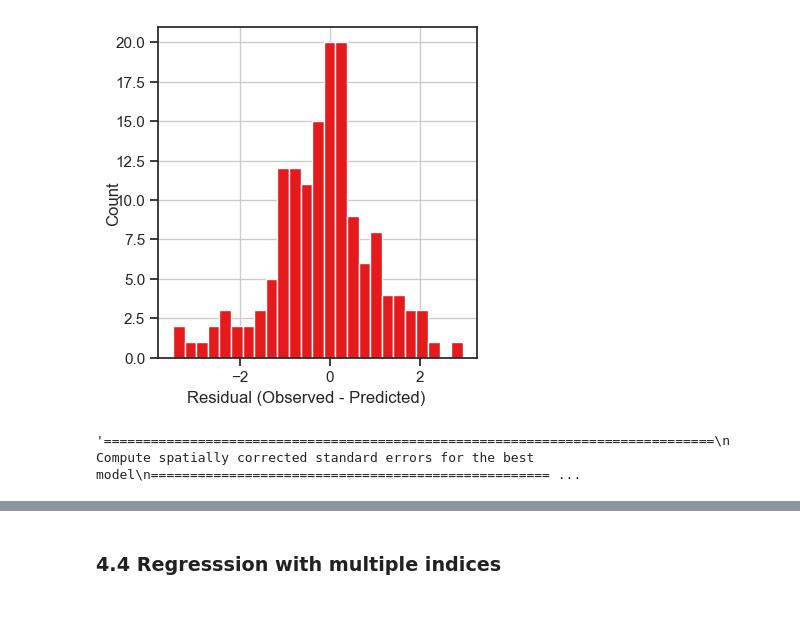
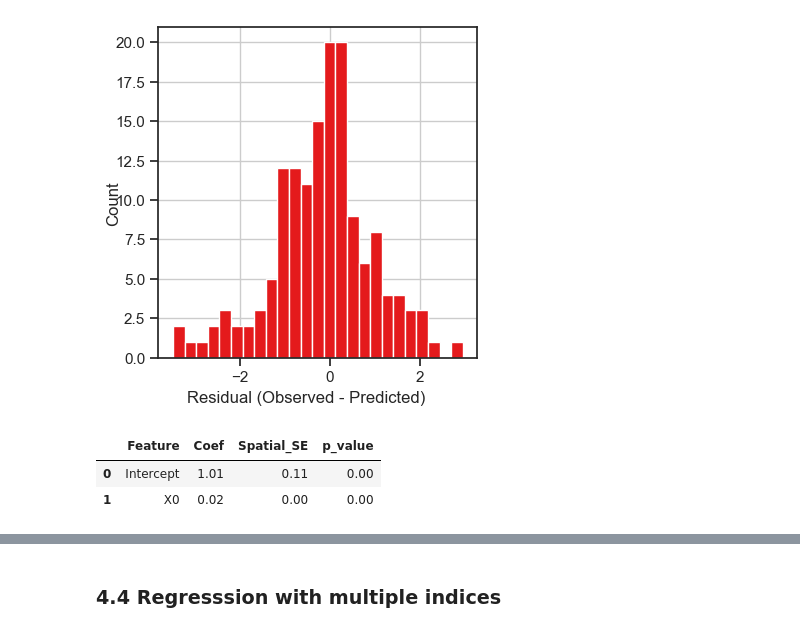
Before and after one commit to ear-team/haupert_acoustic_indices_2025, a Jupyter notebook: notebooks/03_indices_regression_linear_Groupkfold_by_habitat.ipynb, the cells around one changed output, grey strips where cells are left out. Drawn from its saved outputs; the diff is of its cells as text; code cells hidden in the pictures.

```diff
--- a/notebooks/03_indices_regression_linear_Groupkfold_by_habitat.ipynb
+++ b/notebooks/03_indices_regression_linear_Groupkfold_by_habitat.ipynb
@@ -935,8 +914,14 @@ Known dataset: Residual looks Gaussian (fail to reject H0)
 [figure]
 # %%
 """==============================================================================
-    Compute spatially corrected standard errors for the best model
+    OPTIONAL : Compute spatially corrected standard errors for the best model
     -------------------------------------------------------------
+
+    We compute spatially corrected standard errors using a sandwich estimator
+    following the approach described in:
+    Conley, T. G. (1999). GMM estimation with cross sectional dependence. Journal of Econometrics, 92(1), 1-45.
+    https://doi.org/10.1016/S0304-4076(98)00092-5
+
     Summary of the steps:
     ---------------------
     - Read the csv file with the coordinates of the sites
@@ -948,6 +933,9 @@ Known dataset: Residual looks Gaussian (fail to reject H0)
     - Calculate the Sandwich
     - Calculate the standard errors, t-statistics and p-values
     - Display the results table
+
+    => as the difference in the standard error (SE) is smaller that the regression standard error (RSE, see next cell),
+    we do not use the spatially corrected SE in the publication
 
 ================================================================================"""
 
@@ -985,36 +973,38 @@ abs_resid_norm = np.abs(resid) / sigma
 weights = np.where(abs_resid_norm <= eps, 1.0, eps / abs_resid_norm)
 
 # 3. Calculate the 'Bread' (X' W X)^-1
-# Note: Huber is an M-estimator; we use the weighted design matrix
+# Note: Huber is an M-estimator (minimizing a chosen loss function); we use the weighted design matrix
 XW = X_inc * weights[:, np.newaxis]
 bread = np.linalg.inv(X_inc.T @ XW)
 
 # 4. Calculate the 'Meat' (Spatial Correlation)
 # scores_i = weight_i * resid_i * x_i
 scores = (weights * resid)[:, np.newaxis] * X_inc
 
 # Distance matrix and Kernel (Bartlett/Triangular)
 dist_mat = squareform(pdist(df_initial_with_coords[['LAT', 'LON']].to_numpy(), metric='euclidean'))
 kernel = np.maximum(0, 1 - dist_mat / cutoff)
 
 # Meat = sum_i sum_j (score_i * score_j' * kernel_ij)
 meat = scores.T @ kernel @ scores
 
 # 5. The Sandwich
 vcov = bread @ meat @ bread
 se = np.sqrt(np.diag(vcov))
 
 # 6. Results Table
 t_stats = beta / se
 p_vals = 2 * (1 - stats.norm.cdf(np.abs(t_stats)))
 
 pd.DataFrame({
     'Feature': ['Intercept'] + [f'X{i}' for i in range(X.shape[1])],
     'Coef': beta,
     'Spatial_SE': se,
     'p_value': p_vals})
 # %% [output]
-'==============================================================================\n    Compute spatially corrected standard errors for the best model\n=================================================== ...
+|  | Feature | Coef | Spatial_SE | p_value |
+| 0 | Intercept | 1.01 | 0.11 | 0.00 |
+| 1 | X0 | 0.02 | 0.00 | 0.00 |
 # %%
 """==============================================================================
       Display the correlation between the indice and the ground truth
```
Also changed, not shown: parts of 6 cells of this notebook, 14 other files.
